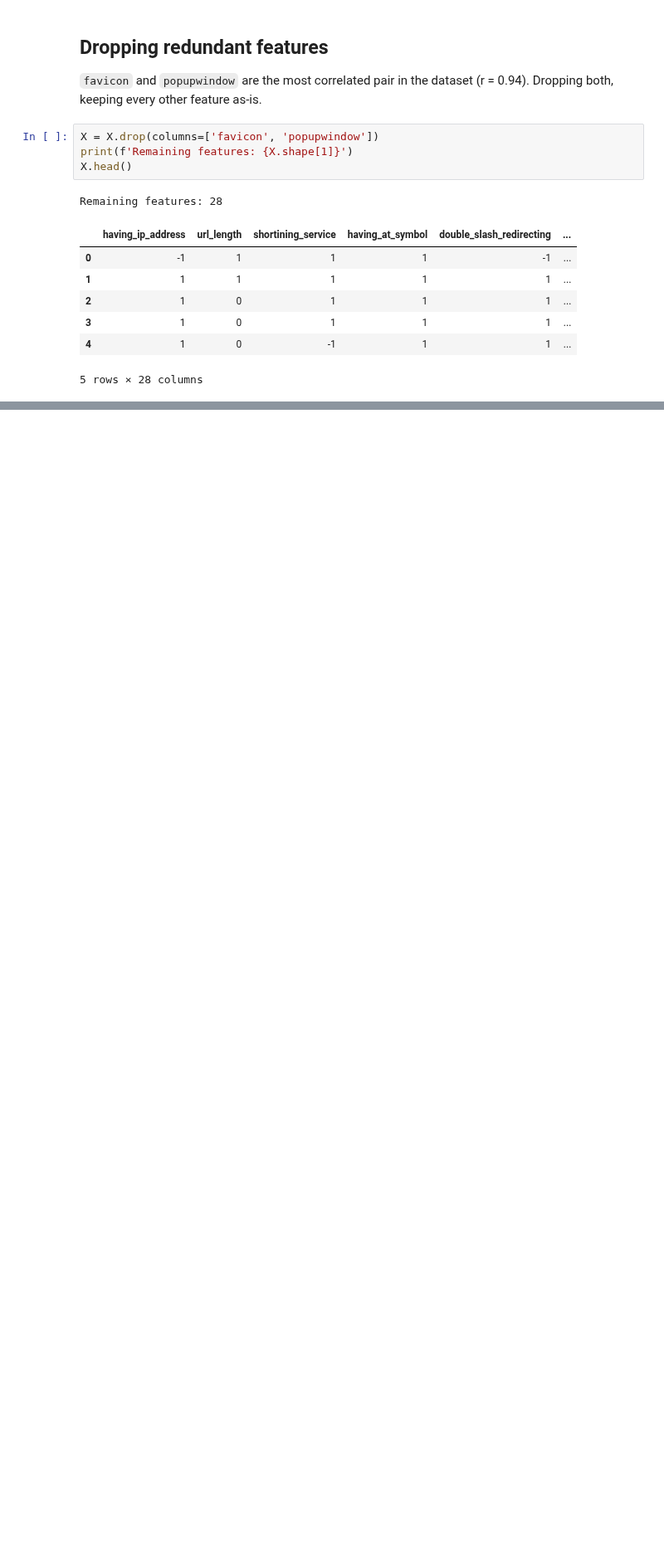
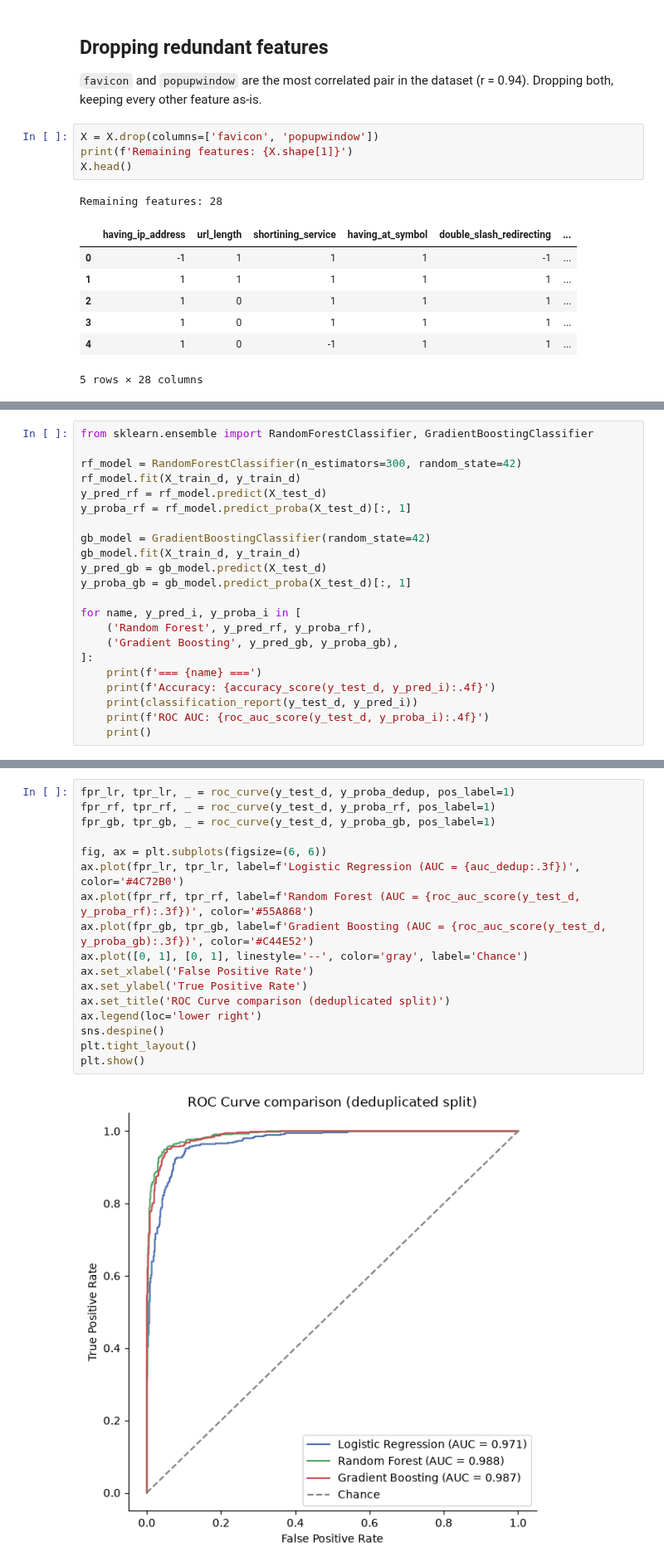
Before and after one commit to imgabrielas/Not-So-Small-ML, a Jupyter notebook: Phishing Websites/notebook.ipynb, the cells around one changed output, grey strips where cells are left out. Shown at 83% size. Cells and saved outputs as stored; diff of their text form; blank space fills up the shorter version.

```diff
--- a/Phishing Websites/notebook.ipynb
+++ b/Phishing Websites/notebook.ipynb
@@ -296,0 +508,22 @@ Remaining features: 28
+# %%
+from sklearn.ensemble import RandomForestClassifier, GradientBoostingClassifier
+
+rf_model = RandomForestClassifier(n_estimators=300, random_state=42)
+rf_model.fit(X_train_d, y_train_d)
+y_pred_rf = rf_model.predict(X_test_d)
+y_proba_rf = rf_model.predict_proba(X_test_d)[:, 1]
+
+gb_model = GradientBoostingClassifier(random_state=42)
+gb_model.fit(X_train_d, y_train_d)
+y_pred_gb = gb_model.predict(X_test_d)
+y_proba_gb = gb_model.predict_proba(X_test_d)[:, 1]
+
+for name, y_pred_i, y_proba_i in [
+    ('Random Forest', y_pred_rf, y_proba_rf),
+    ('Gradient Boosting', y_pred_gb, y_proba_gb),
+]:
+    print(f'=== {name} ===')
+    print(f'Accuracy: {accuracy_score(y_test_d, y_pred_i):.4f}')
+    print(classification_report(y_test_d, y_pred_i))
+    print(f'ROC AUC: {roc_auc_score(y_test_d, y_proba_i):.4f}')
+    print()
@@ -296,0 +575,19 @@ Remaining features: 28
+# %%
+fpr_lr, tpr_lr, _ = roc_curve(y_test_d, y_proba_dedup, pos_label=1)
+fpr_rf, tpr_rf, _ = roc_curve(y_test_d, y_proba_rf, pos_label=1)
+fpr_gb, tpr_gb, _ = roc_curve(y_test_d, y_proba_gb, pos_label=1)
+
+fig, ax = plt.subplots(figsize=(6, 6))
+ax.plot(fpr_lr, tpr_lr, label=f'Logistic Regression (AUC = {auc_dedup:.3f})', color='#4C72B0')
+ax.plot(fpr_rf, tpr_rf, label=f'Random Forest (AUC = {roc_auc_score(y_test_d, y_proba_rf):.3f})', color='#55A868')
+ax.plot(fpr_gb, tpr_gb, label=f'Gradient Boosting (AUC = {roc_auc_score(y_test_d, y_proba_gb):.3f})', color='#C44E52')
+ax.plot([0, 1], [0, 1], linestyle='--', color='gray', label='Chance')
+ax.set_xlabel('False Positive Rate')
+ax.set_ylabel('True Positive Rate')
+ax.set_title('ROC Curve comparison (deduplicated split)')
+ax.legend(loc='lower right')
+sns.despine()
+plt.tight_layout()
+plt.show()
+# %% [output]
+[figure, added]
```
Also changed, not shown: parts of 20 cells of this notebook.
